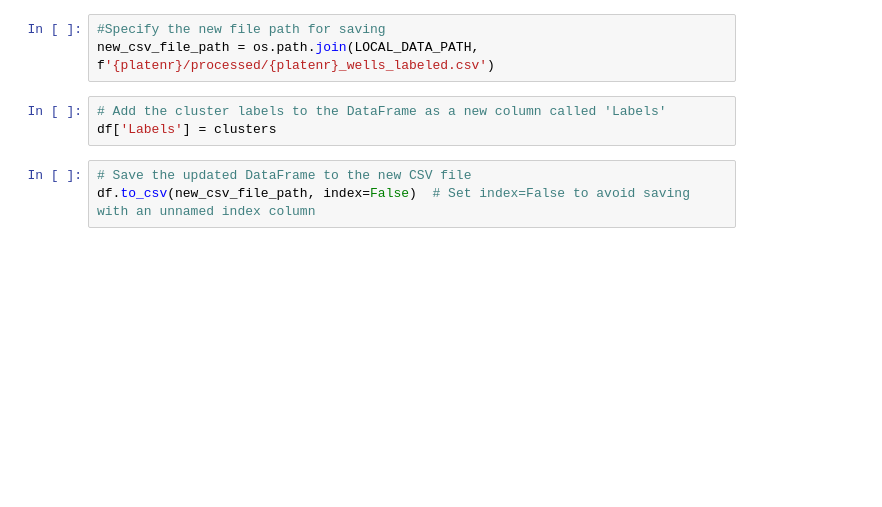
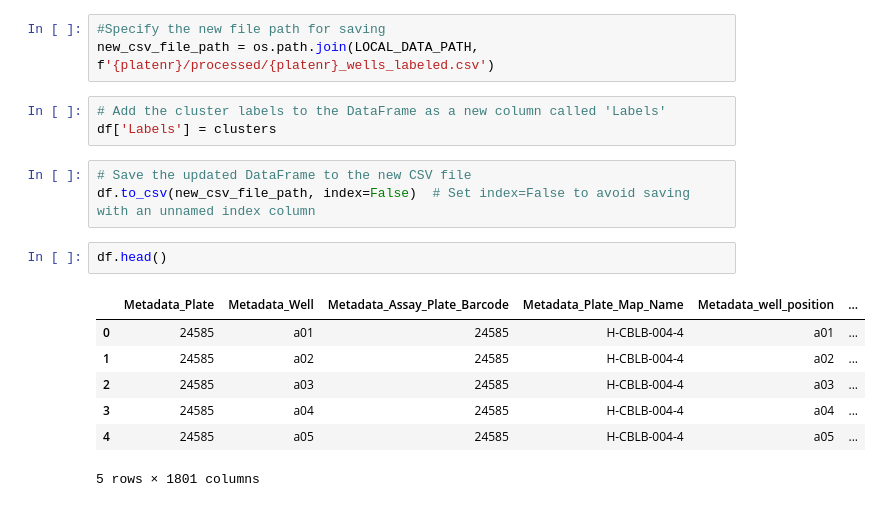
Before and after one commit to ThorstenCodes/MorphoMind, a Jupyter notebook: Notebooks/writing_labels_to_csv.ipynb, the cells around one changed output. Cells and saved outputs as stored; diff of their text form; blank space fills up the shorter version.

```diff
--- a/Notebooks/writing_labels_to_csv.ipynb
+++ b/Notebooks/writing_labels_to_csv.ipynb
@@ -66,3 +106,13 @@ df['Labels'] = clusters
 # %%
 # Save the updated DataFrame to the new CSV file
 df.to_csv(new_csv_file_path, index=False)  # Set index=False to avoid saving with an unnamed index column
+# %%
+df.head()
+# %% [output]
+|  | Metadata_Plate | Metadata_Well | Metadata_Assay_Plate_Barcode | Metadata_Plate_Map_Name | Metadata_well_position | ... |
+| 0 | 24585 | a01 | 24585 | H-CBLB-004-4 | a01 | ... |
+| 1 | 24585 | a02 | 24585 | H-CBLB-004-4 | a02 | ... |
+| 2 | 24585 | a03 | 24585 | H-CBLB-004-4 | a03 | ... |
+| 3 | 24585 | a04 | 24585 | H-CBLB-004-4 | a04 | ... |
+| 4 | 24585 | a05 | 24585 | H-CBLB-004-4 | a05 | ... |
+5 rows × 1801 columns
```
Also changed, not shown: parts of 4 cells of this notebook.
